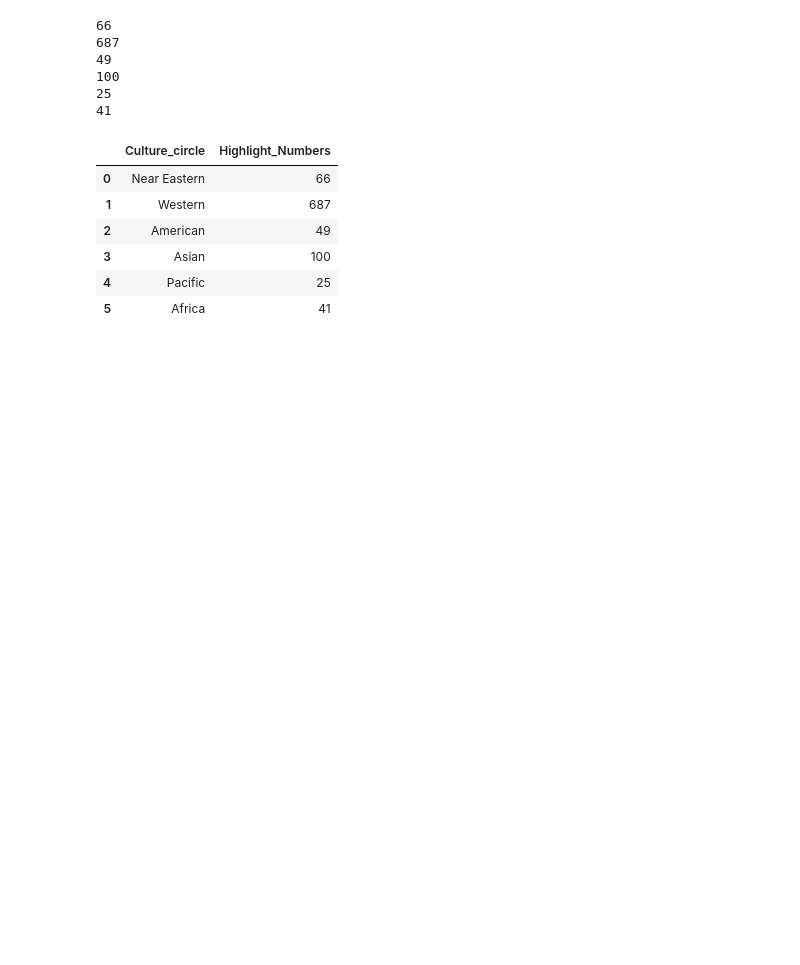
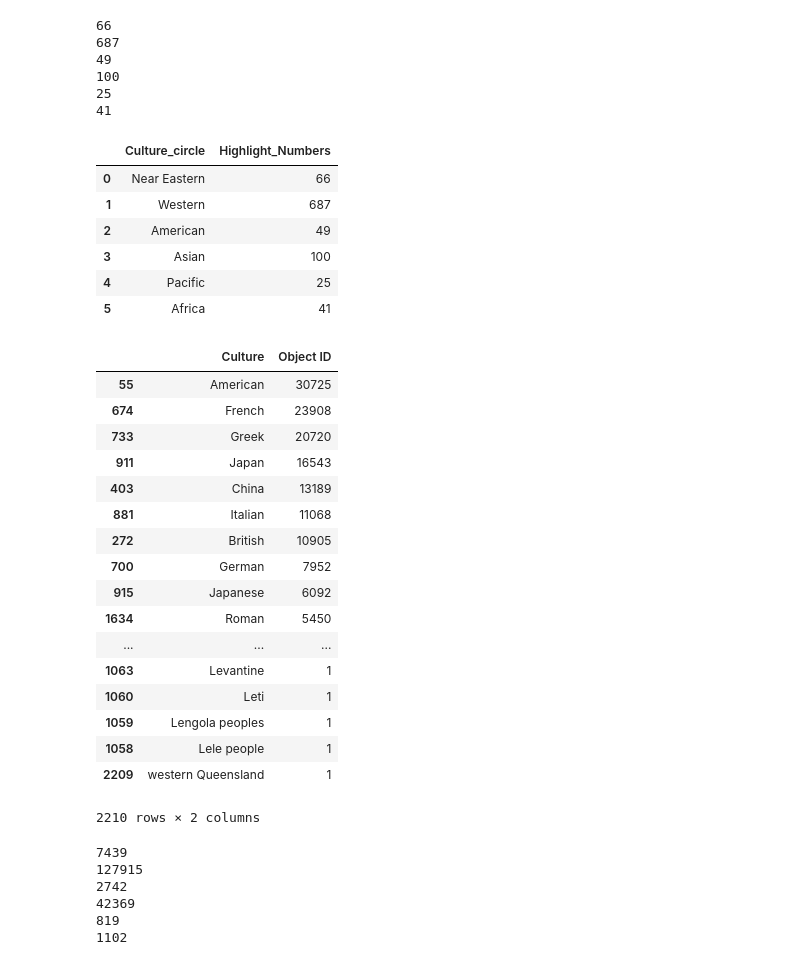
Before and after one commit to Aubrey-Li/METDataAnalysis, a Jupyter notebook: MET_syn.ipynb, the cells around one changed output. Cells and saved outputs as stored; diff of their text form; code cells hidden in the pictures; blank space fills up the shorter version.

```diff
--- a/MET_syn.ipynb
+++ b/MET_syn.ipynb
@@ -491,3 +496,65 @@ highlights_by_culture
 | 3 | Asian | 100 |
 | 4 | Pacific | 25 |
 | 5 | Africa | 41 |
+# %%
+nonhighlights = met[met['Is Highlight']==False]
+nonhighlights = nonhighlights.dropna(subset=['Culture'])
+commas = [c.split(',')[0] if ',' in c else c for c in nonhighlights.Culture]
+nonhighlights['Culture'] = commas
+na = ['Native American' if ('Native' in c) else c for c in nonhighlights.Culture]
+nonhighlights['Culture'] = na
+# %%
+paren = [c.split('(')[0] if ('(' in c) else c for c in nonhighlights.Culture]
+nonhighlights['Culture'] = paren
+
+ors = [c.split(' or ')[0] if ' or ' in c else c for c in nonhighlights.Culture]
+nonhighlights['Culture'] = ors
+
+question = [c.split('?')[0].rstrip() if '?' in c else c for c in nonhighlights.Culture]
+nonhighlights['Culture'] = question
+
+possibly = [c.replace('possibly', '').strip() if 'ossibly' in c else c for c in nonhighlights.Culture]
+possibly = [c.replace('Possibly', '').strip() if 'Possibly' in c else c for c in possibly]
+nonhighlights['Culture'] = possibly
+
+slash = [c.split('/')[0] if '/' in c else c for c in nonhighlights.Culture]
+nonhighlights['Culture'] = slash
+
+semicolon = [c.split(';')[0] if ';' in c else c for c in nonhighlights.Culture]
+nonhighlights['Culture'] = semicolon
+
+probably = [c[9:] if 'robably' in c else c for c in nonhighlights.Culture]
+nonhighlights['Culture'] = probably
+
+data = nonhighlights.groupby(by='Culture', as_index=False)[['Object ID']].count().sort_values(by='Object ID', ascending=False)
+# %%
+data
+# %% [output]
+|  | Culture | Object ID |
+| 55 | American | 30725 |
+| 674 | French | 23908 |
+| 733 | Greek | 20720 |
+| 911 | Japan | 16543 |
+| 403 | China | 13189 |
+| 881 | Italian | 11068 |
+| 272 | British | 10905 |
+| 700 | German | 7952 |
+| 915 | Japanese | 6092 |
+| 1634 | Roman | 5450 |
+| ... | ... | ... |
+| 1063 | Levantine | 1 |
+| 1060 | Leti | 1 |
+| 1059 | Lengola peoples | 1 |
+| 1058 | Lele people | 1 |
+| 2209 | western Queensland | 1 |
+2210 rows × 2 columns
+# %%
+for culture in lst:
+    print(data[data['Culture'].isin(culture)]["Object ID"].sum())
+# %% [output]
+7439
+127915
+2742
+42369
+819
+1102
```
Also changed, not shown: parts of 12 cells of this notebook.
